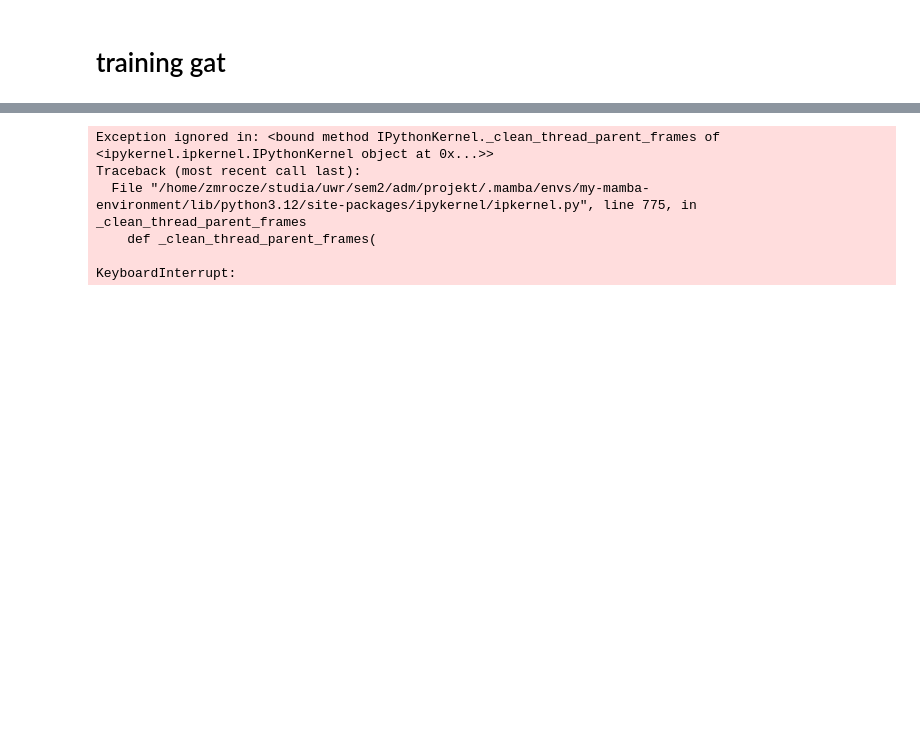
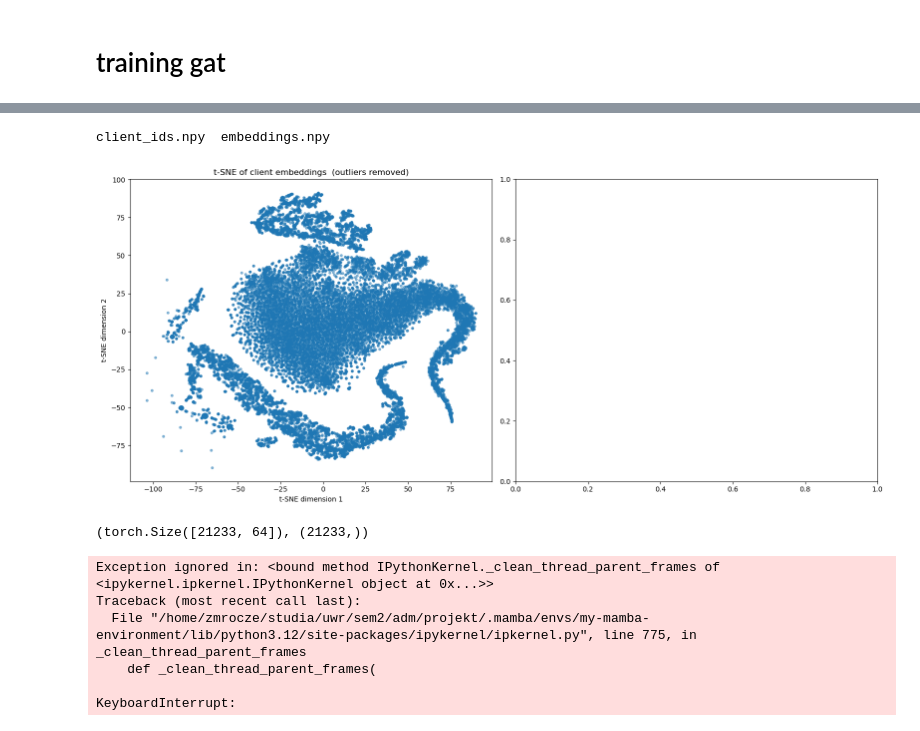
Before and after one commit to zmrocze/recsys2025_challenge, a Jupyter notebook: src/recsys2025_sat_local.ipynb, the cells around one changed output, grey strips where cells are left out. Cells and saved outputs as stored; diff of their text form; code cells hidden in the pictures; blank space fills up the shorter version.

```diff
--- a/src/recsys2025_sat_local.ipynb
+++ b/src/recsys2025_sat_local.ipynb
@@ -185,0 +350,6 @@ import random
+# %%
+user_emb_light = np.load('./light_embeds/embeddings.npy')
+# %%
+ls ../embeds-20250629T165347Z-1-001/embeds
+# %% [output]
+client_ids.npy  embeddings.npy
@@ -185,0 +417,6 @@ import random
+# %%
+user_emb_baseline = np.load('./just_baseline_embeds/embeddings.npy')
+# %%
+tsne_graph(user_emb_baseline)
+# %% [output]
+[figure, added]
@@ -185,0 +428,4 @@ import random
+# %%
+my_user_emb.shape, users_np.shape
+# %% [output]
+(torch.Size([21233, 64]), (21233,))
```
Also changed, not shown: parts of 35 cells of this notebook.
